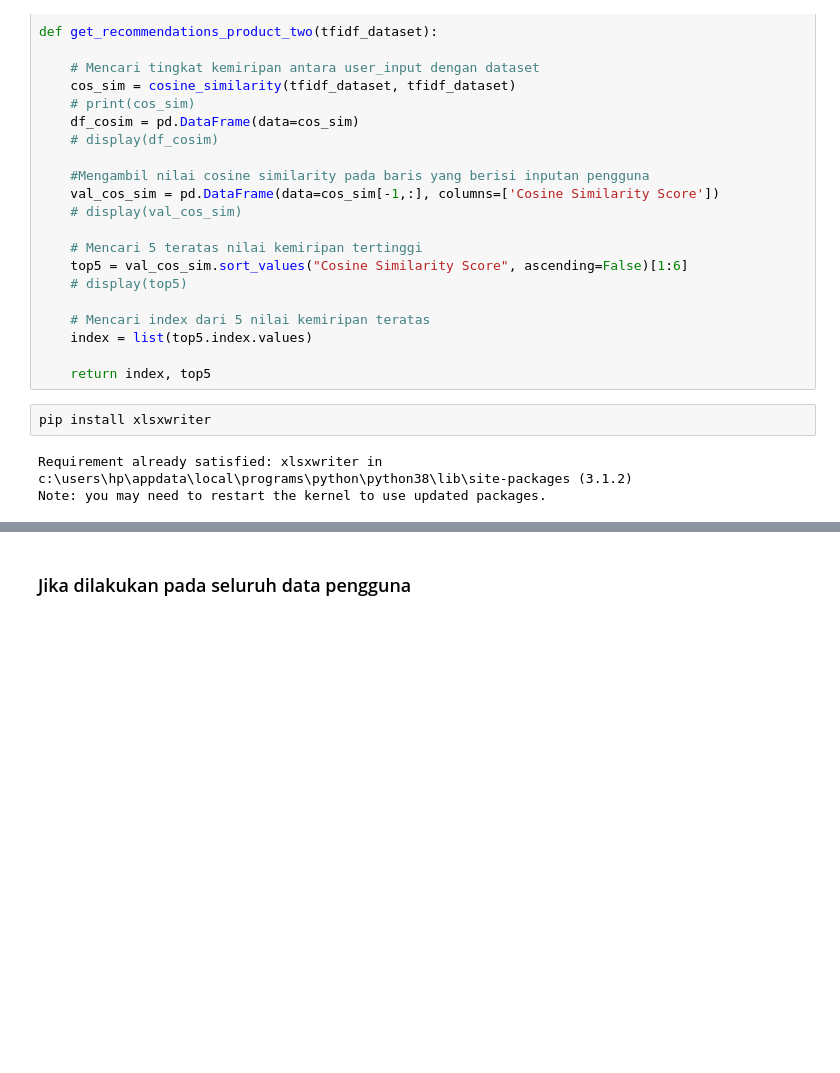
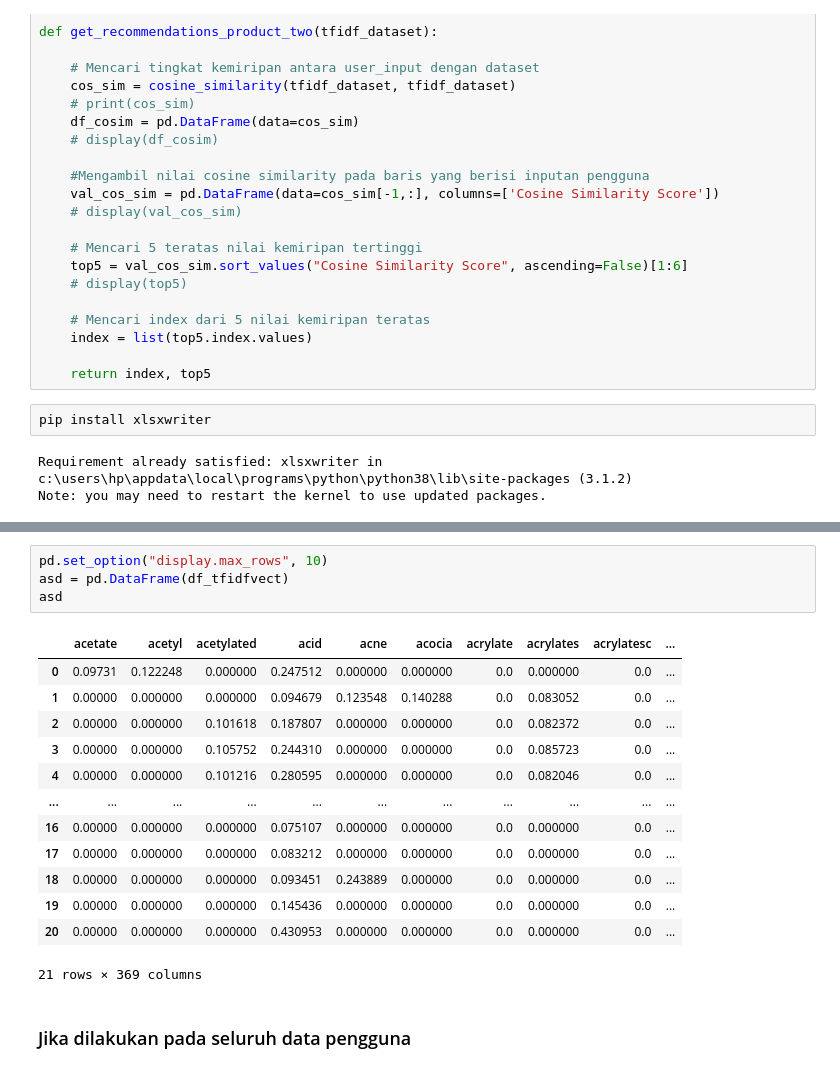
Before and after one commit to elizams1/Model-Recommendation-Skincare-Product, a Jupyter notebook: TheModels/KODE BERSIH FIX.ipynb, the cells around one changed output, grey strips where cells are left out. Saved outputs shown, nothing was run; the diff lists cells and outputs as text; blank space fills up the shorter version.

```diff
--- a/TheModels/KODE BERSIH FIX.ipynb
+++ b/TheModels/KODE BERSIH FIX.ipynb
@@ -537,3 +591,21 @@ Facial Wash
+# %%
+pd.set_option("display.max_rows", 10)
+asd = pd.DataFrame(df_tfidfvect)
+asd
+# %% [output]
+|  | acetate | acetyl | acetylated | acid | acne | acocia | acrylate | acrylates | acrylatesc | ... |
+| 0 | 0.09731 | 0.122248 | 0.000000 | 0.247512 | 0.000000 | 0.000000 | 0.0 | 0.000000 | 0.0 | ... |
+| 1 | 0.00000 | 0.000000 | 0.000000 | 0.094679 | 0.123548 | 0.140288 | 0.0 | 0.083052 | 0.0 | ... |
+| 2 | 0.00000 | 0.000000 | 0.101618 | 0.187807 | 0.000000 | 0.000000 | 0.0 | 0.082372 | 0.0 | ... |
+| 3 | 0.00000 | 0.000000 | 0.105752 | 0.244310 | 0.000000 | 0.000000 | 0.0 | 0.085723 | 0.0 | ... |
+| 4 | 0.00000 | 0.000000 | 0.101216 | 0.280595 | 0.000000 | 0.000000 | 0.0 | 0.082046 | 0.0 | ... |
+| ... | ... | ... | ... | ... | ... | ... | ... | ... | ... | ... |
+| 16 | 0.00000 | 0.000000 | 0.000000 | 0.075107 | 0.000000 | 0.000000 | 0.0 | 0.000000 | 0.0 | ... |
+| 17 | 0.00000 | 0.000000 | 0.000000 | 0.083212 | 0.000000 | 0.000000 | 0.0 | 0.000000 | 0.0 | ... |
+| 18 | 0.00000 | 0.000000 | 0.000000 | 0.093451 | 0.243889 | 0.000000 | 0.0 | 0.000000 | 0.0 | ... |
+| 19 | 0.00000 | 0.000000 | 0.000000 | 0.145436 | 0.000000 | 0.000000 | 0.0 | 0.000000 | 0.0 | ... |
+| 20 | 0.00000 | 0.000000 | 0.000000 | 0.430953 | 0.000000 | 0.000000 | 0.0 | 0.000000 | 0.0 | ... |
+21 rows × 369 columns
 # %% [markdown]
 ### Jika dilakukan pada seluruh data pengguna
 # %%
```
Also changed, not shown: parts of 19 cells of this notebook, 1 other file.
